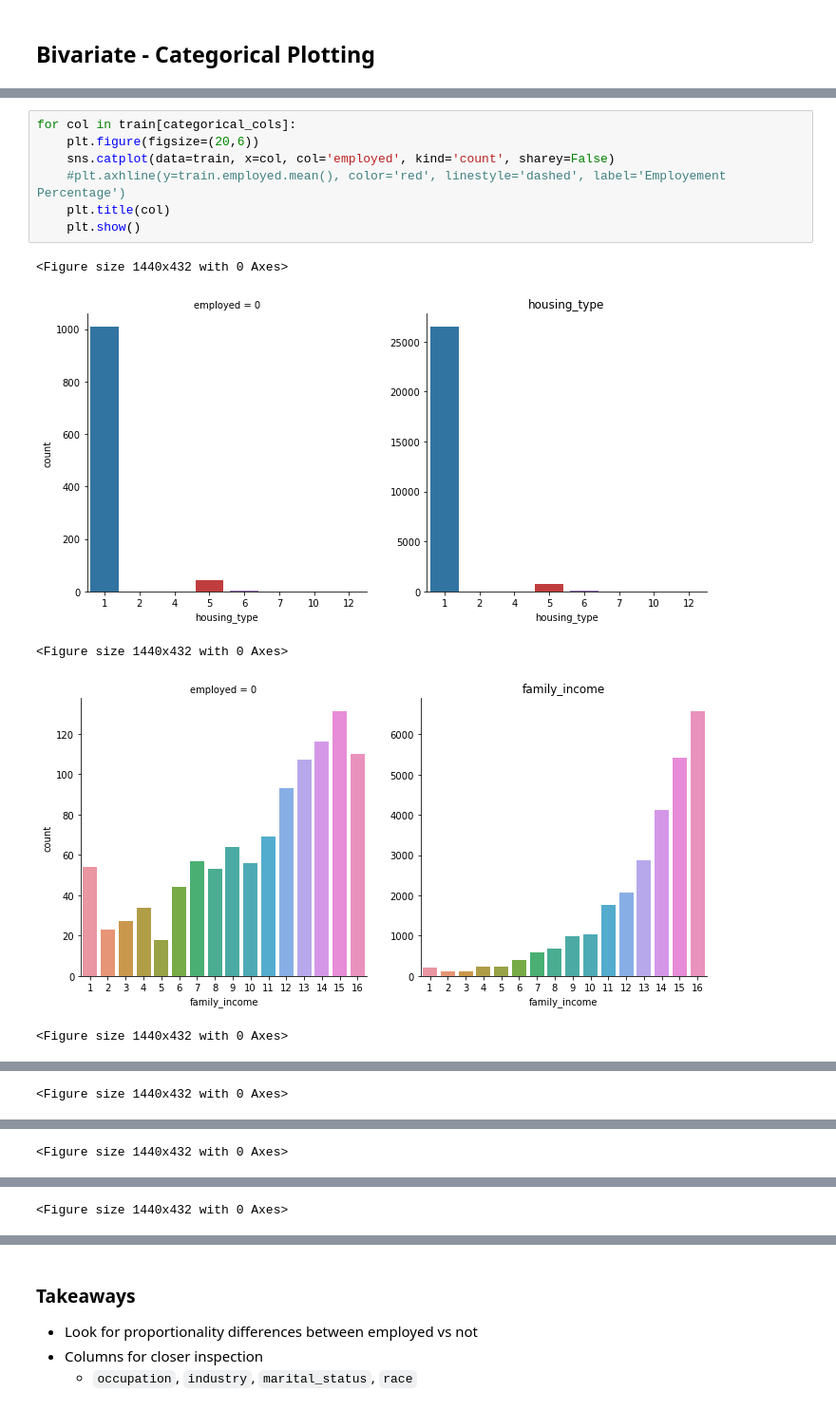
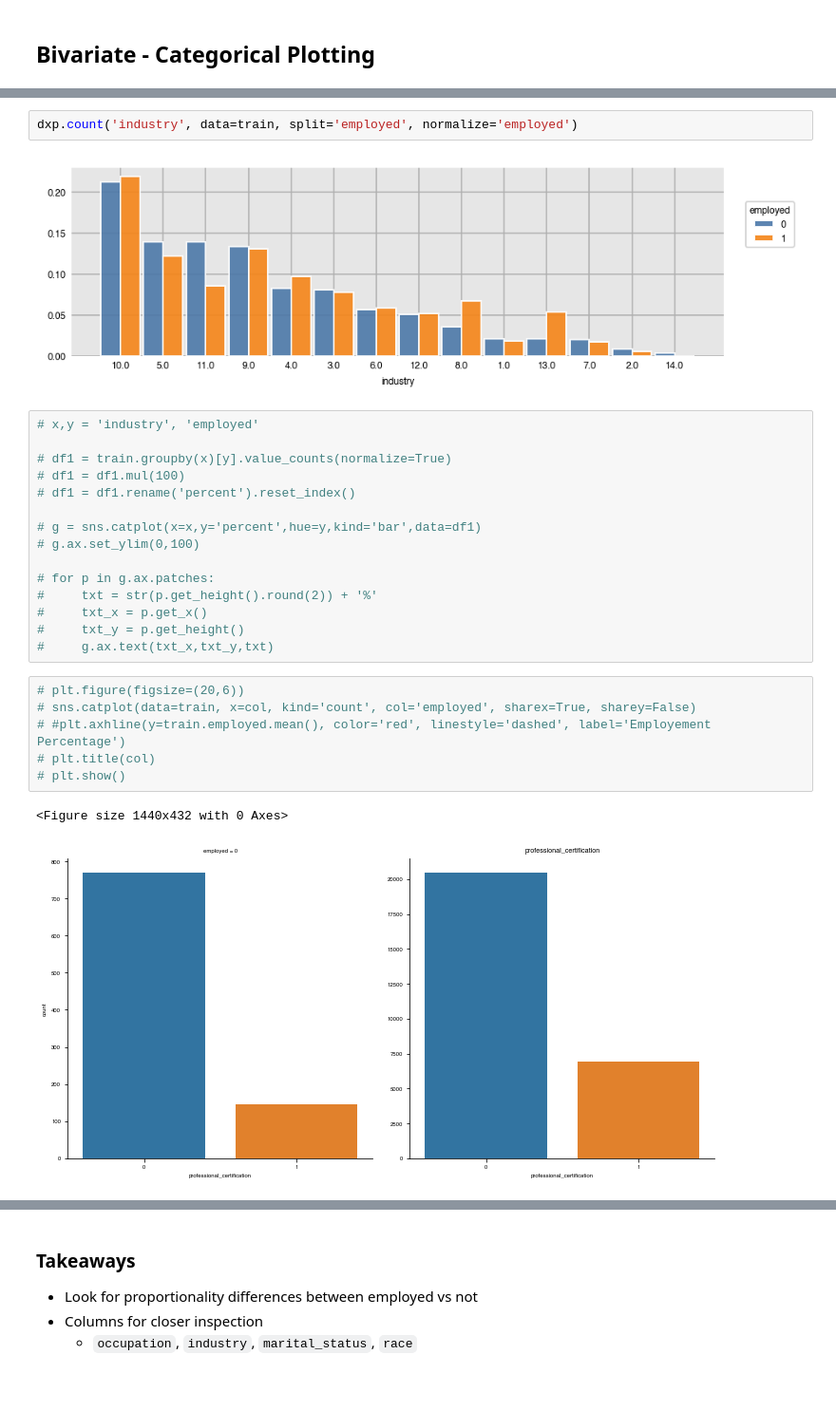
Before and after one commit to joshua-shorterivey/unemployment_project, a Jupyter notebook: explore.ipynb, the cells around one changed output, grey strips where cells are left out. Shown: that part at 95% size. Saved outputs shown, nothing was run; the diff lists cells and outputs as text; blank space fills up the shorter version.

```diff
--- a/explore.ipynb
+++ b/explore.ipynb
@@ -137,13 +176,28 @@ unemployed = train[train.employed == 0]
+# %%
+dxp.count('industry', data=train, split='employed', normalize='employed')
+# %% [output]
+[figure, added]
+# %%
+# x,y = 'industry', 'employed'
+
+# df1 = train.groupby(x)[y].value_counts(normalize=True)
+# df1 = df1.mul(100)
+# df1 = df1.rename('percent').reset_index()
+
+# g = sns.catplot(x=x,y='percent',hue=y,kind='bar',data=df1)
+# g.ax.set_ylim(0,100)
+
+# for p in g.ax.patches:
+#     txt = str(p.get_height().round(2)) + '%'
+#     txt_x = p.get_x()
+#     txt_y = p.get_height()
+#     g.ax.text(txt_x,txt_y,txt)
 # %%
-for col in train[categorical_cols]:
-    plt.figure(figsize=(20,6))
-    sns.catplot(data=train, x=col, col='employed', kind='count', sharey=False)
-    #plt.axhline(y=train.employed.mean(), color='red', linestyle='dashed', label='Employement Percentage')
-    plt.title(col)
-    plt.show()
+# plt.figure(figsize=(20,6))
+# sns.catplot(data=train, x=col, kind='count', col='employed', sharex=True, sharey=False)
+# #plt.axhline(y=train.employed.mean(), color='red', linestyle='dashed', label='Employement Percentage')
+# plt.title(col)
+# plt.show()
 # %% [output]
 <Figure size 1440x432 with 0 Axes>
-[figure, old version]
+[figure, new version]
-<Figure size 1440x432 with 0 Axes>
-[figure, removed]
-<Figure size 1440x432 with 0 Axes>
@@ -151 +203,0 @@ for col in train[categorical_cols]:
-<Figure size 1440x432 with 0 Axes>
@@ -153 +203,0 @@ for col in train[categorical_cols]:
-<Figure size 1440x432 with 0 Axes>
@@ -155 +203,0 @@ for col in train[categorical_cols]:
-<Figure size 1440x432 with 0 Axes>
```
Also changed, not shown: parts of 13 cells of this notebook, 6 other files.
